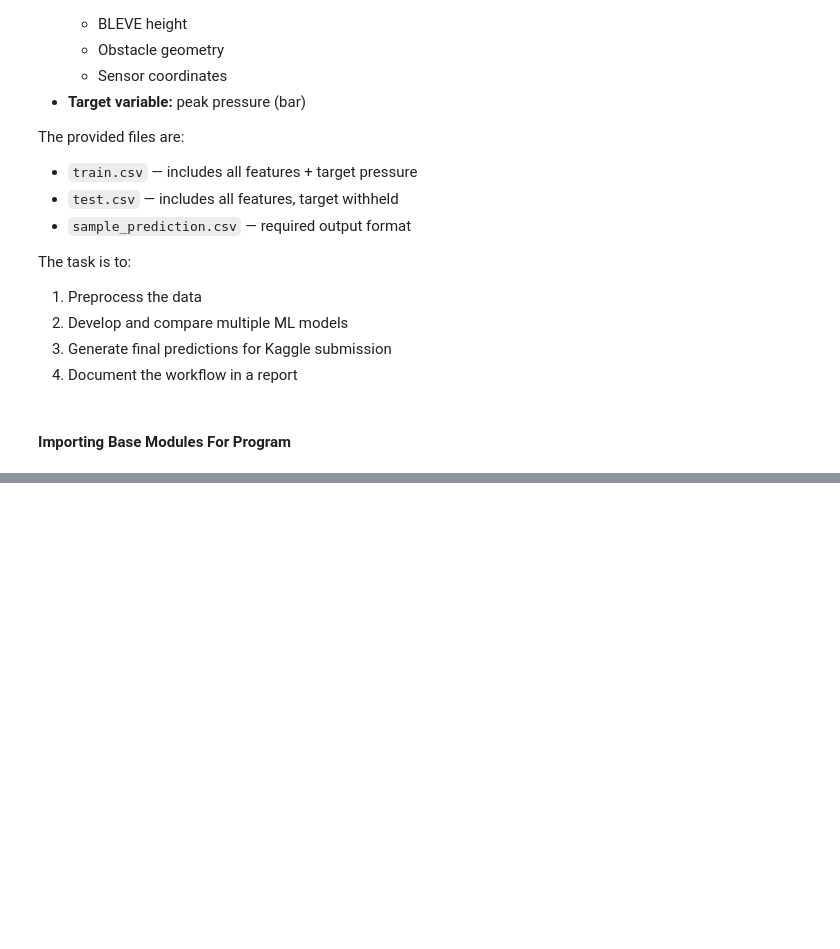
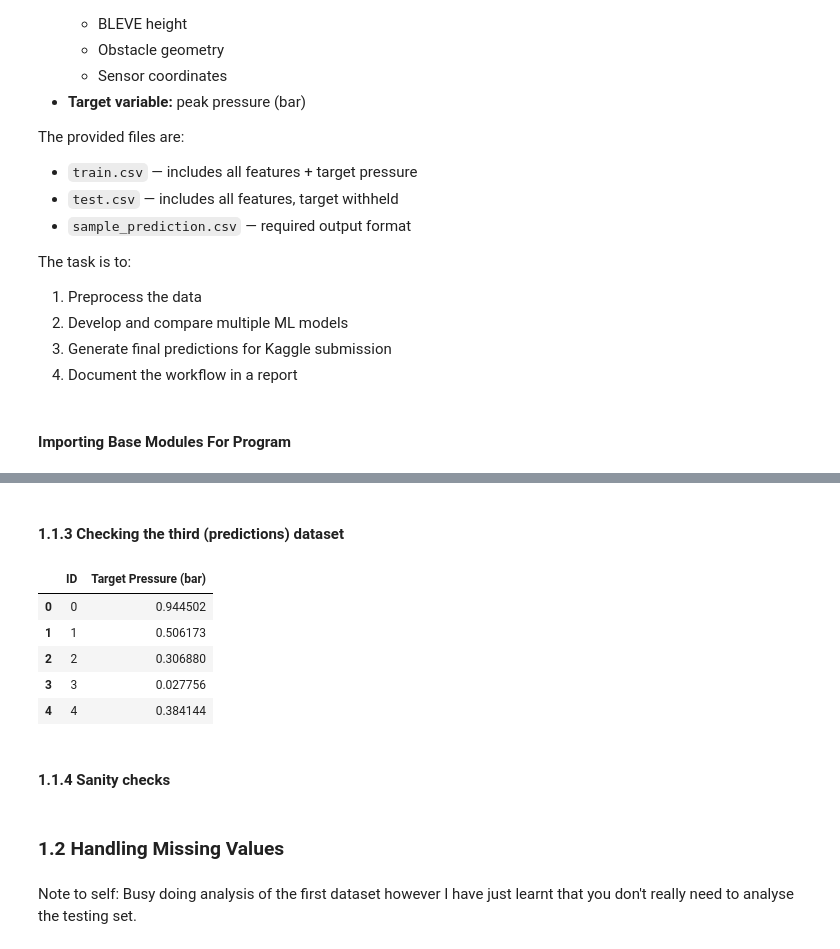
Before and after one commit to Ethan-Ty-Riekert/Year3Sem1_ML_Assignment, a Jupyter notebook: Code/main.ipynb, the cells around one changed output, grey strips where cells are left out. Cells and saved outputs as stored; diff of their text form; code cells hidden in the pictures; blank space fills up the shorter version.

```diff
--- a/Code/main.ipynb
+++ b/Code/main.ipynb
@@ -53,0 +144,16 @@ df_predictions.head()
+# %% [markdown]
+#### 1.1.3 Checking the third (predictions) dataset
+# %%
+print(f"Missing values {df_predictions.isnull().sum().sum()}")
+print(df_predictions.shape)
+print(df_predictions.info())
+df_predictions.describe()
+# %% [output]
+|  | ID | Target Pressure (bar) |
+| 0 | 0 | 0.944502 |
+| 1 | 1 | 0.506173 |
+| 2 | 2 | 0.306880 |
+| 3 | 3 | 0.027756 |
+| 4 | 4 | 0.384144 |
+# %% [markdown]
+#### 1.1.4 Sanity checks
@@ -53,0 +162,4 @@ df_predictions.head()
+# %% [markdown]
+### 1.2 Handling Missing Values
+# %% [markdown]
+Note to self: Busy doing analysis of the first dataset however I have just learnt that you don't really need to analyse the testing set.
```
Also changed, not shown: parts of 10 cells of this notebook, 1 other file.
